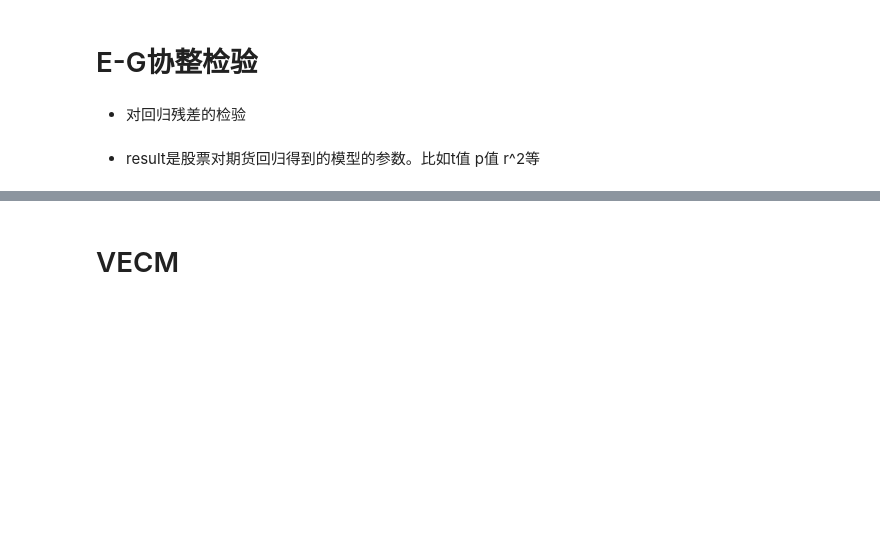
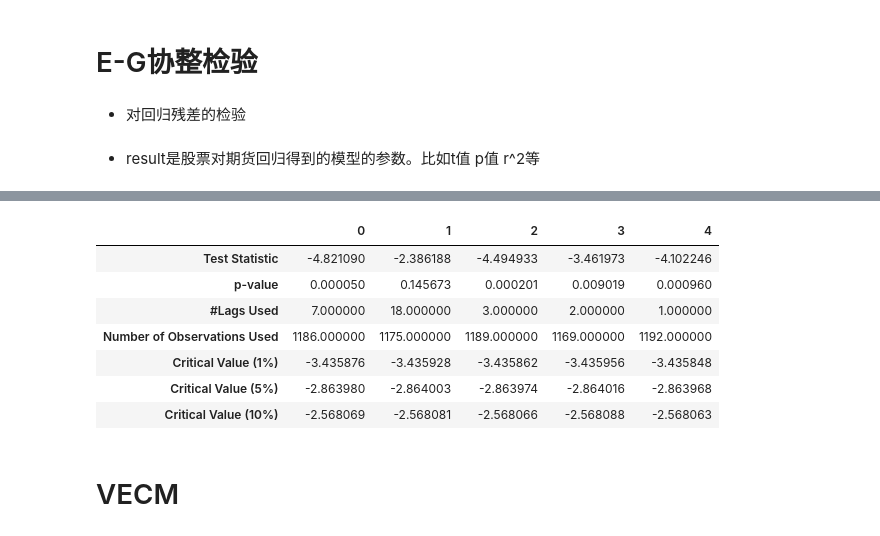
Before and after one commit to hjzlitter/futures-stocks, a Jupyter notebook: new.ipynb, the cells around one changed output, grey strips where cells are left out. Saved outputs shown, nothing was run; the diff lists cells and outputs as text; code cells hidden in the pictures; blank space fills up the shorter version.

```diff
--- a/new.ipynb
+++ b/new.ipynb
@@ -209,2 +229,34 @@ result_df
+# %%
+import pandas as pd
+
+import pandas as pd
+
+test_results_list = [
+    (-4.821090, 0.000050, 7, 1186, -3.435876, -2.863980, -2.568069),
+    (-2.386188, 0.145673, 18, 1175, -3.435928, -2.864003, -2.568081),
+    (-4.494933, 0.000201, 3, 1189, -3.435862, -2.863974, -2.568066),
+    (-3.461973, 0.009019, 2, 1169, -3.435956, -2.864016, -2.568088),
+    (-4.102246, 0.000960, 1, 1192, -3.435848, -2.863968, -2.568063)
+]
+
+# 定义列名
+columns = ['Test Statistic', 'p-value', '#Lags Used', 'Number of Observations Used',
+           'Critical Value (1%)', 'Critical Value (5%)', 'Critical Value (10%)']
+
+# 创建 DataFrame
+df = pd.DataFrame(test_results_list, columns=columns)
+
+
+# 打印 DataFrame
+df.T
+# %% [output]
+|  | 0 | 1 | 2 | 3 | 4 |
+| Test Statistic | -4.821090 | -2.386188 | -4.494933 | -3.461973 | -4.102246 |
+| p-value | 0.000050 | 0.145673 | 0.000201 | 0.009019 | 0.000960 |
+| #Lags Used | 7.000000 | 18.000000 | 3.000000 | 2.000000 | 1.000000 |
+| Number of Observations Used | 1186.000000 | 1175.000000 | 1189.000000 | 1169.000000 | 1192.000000 |
+| Critical Value (1%) | -3.435876 | -3.435928 | -3.435862 | -3.435956 | -3.435848 |
+| Critical Value (5%) | -2.863980 | -2.864003 | -2.863974 | -2.864016 | -2.863968 |
+| Critical Value (10%) | -2.568069 | -2.568081 | -2.568066 | -2.568088 | -2.568063 |
 # %% [markdown]
 # VECM
```
Also changed, not shown: parts of 10 cells of this notebook, 2 other files.
